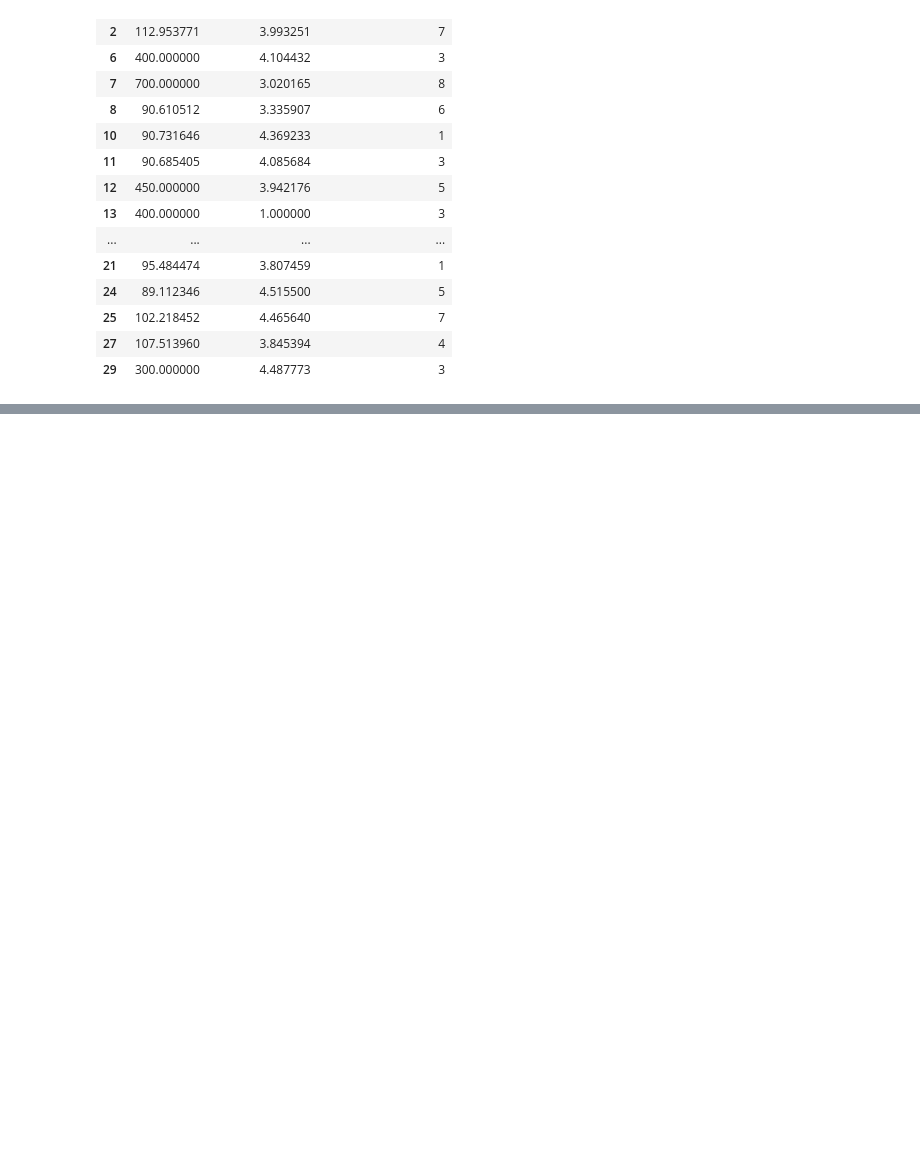
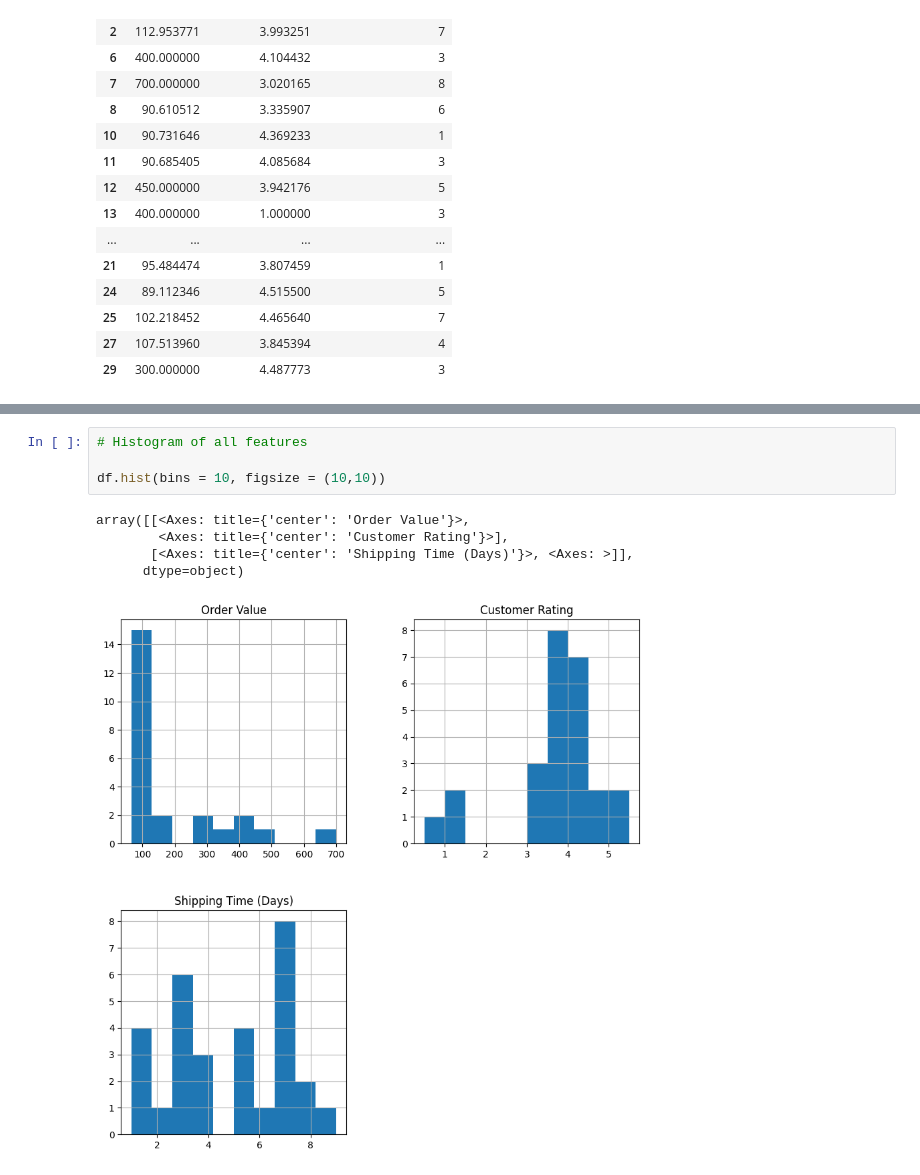
Before and after one commit to Tdiddydoit/Python-collab, a Jupyter notebook: week8_assignment_8_1.ipynb, the cells around one changed output, grey strips where cells are left out. Saved outputs shown, nothing was run; the diff lists cells and outputs as text; blank space fills up the shorter version.

```diff
--- a/week8_assignment_8_1.ipynb
+++ b/week8_assignment_8_1.ipynb
@@ -190,0 +202,10 @@ df
+# %%
+# Histogram of all features
+
+df.hist(bins = 10, figsize = (10,10))
+# %% [output]
+array([[<Axes: title={'center': 'Order Value'}>,
+        <Axes: title={'center': 'Customer Rating'}>],
+       [<Axes: title={'center': 'Shipping Time (Days)'}>, <Axes: >]],
+      dtype=object)
+[figure, added]
```
Also changed, not shown: parts of 2 cells of this notebook.
